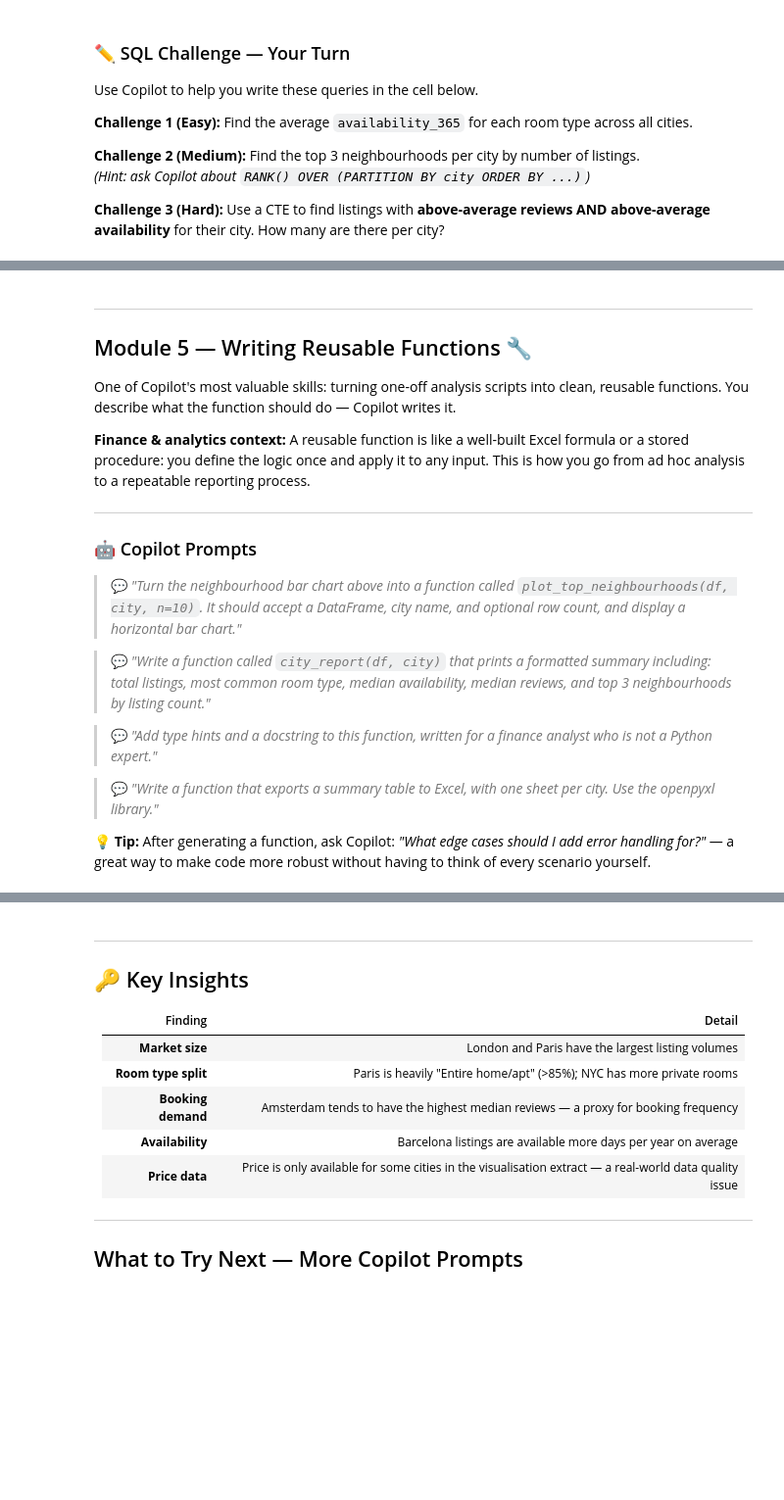
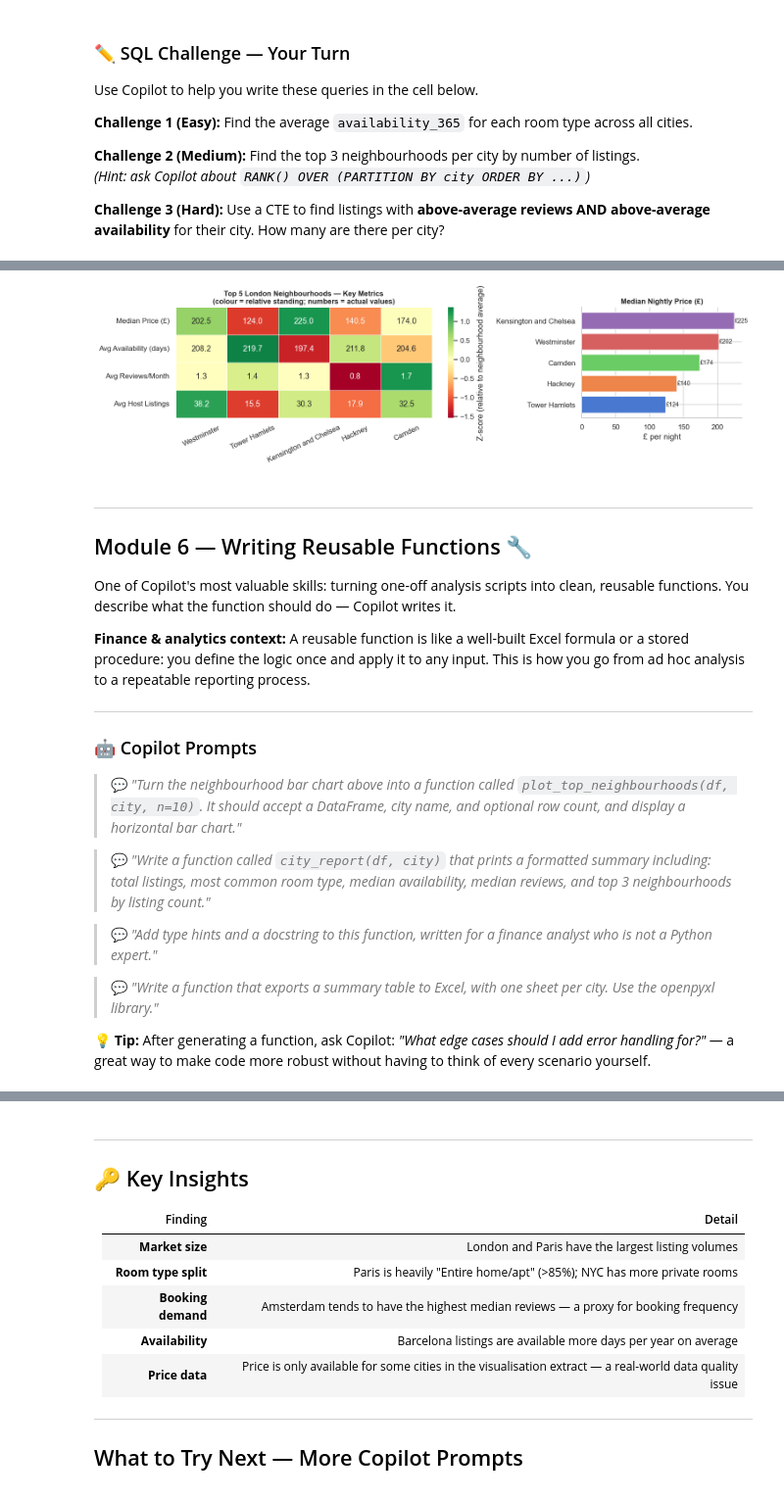
Before and after one commit to kevinprinsloo/sky-copilot-workshop, a Jupyter notebook: samples/air-bnb-workshop.ipynb, the cells around one changed output, grey strips where cells are left out. Shown at 98% size. Drawn from its saved outputs; the diff is of its cells as text; code cells hidden in the pictures; blank space fills up the shorter version.

```diff
--- a/samples/air-bnb-workshop.ipynb
+++ b/samples/air-bnb-workshop.ipynb
@@ -688,6 +809,83 @@ Use Copilot to help you write these queries in the cell below.
+# %%
+# Neighbourhood profile heatmap for the top 5 London neighbourhoods
+# Shows median price, availability, reviews per month, and host listing count
+# — normalised (z-score) so all metrics share the same colour scale
+
+london_df = df[(df["city"] == "London") & df["has_price"]].copy()
+
+if not london_df.empty:
+    top_neighbourhoods = (
+        london_df["neighbourhood"]
+        .value_counts()
+        .nlargest(5)
+        .index.tolist()
+    )
+
+    metrics = {
+        "Median Price (£)":        ("price_capped",                    "median"),
+        "Avg Availability (days)": ("availability_365",                 "mean"),
+        "Avg Reviews/Month":       ("reviews_per_month",               "mean"),
+        "Avg Host Listings":       ("calculated_host_listings_count",  "mean"),
+    }
+
+    rows = {}
+    subset = london_df[london_df["neighbourhood"].isin(top_neighbourhoods)]
+    for label, (col, agg) in metrics.items():
+        if col in subset.columns:
+            rows[label] = (
+                subset.groupby("neighbourhood")[col]
+                .agg(agg)
+                .reindex(top_neighbourhoods)
+                .round(1)
+            )
+
+    profile = pd.DataFrame(rows).T   # metrics as rows, neighbourhoods as columns
+
+    # Z-score normalise across neighbourhoods so metrics are comparable
+    profile_norm = profile.apply(lambda row: (row - row.mean()) / row.std(), axis=1)
+
+    fig, axes = plt.subplots(
+        1, 2, figsize=(14, 4),
+        gridspec_kw={"width_ratios": [2, 1]}
+    )
+
+    # Left: normalised heatmap (pattern / relative standing)
+    sns.heatmap(
+        profile_norm,
+        ax=axes[0],
+        annot=profile.values,         # show raw values in each cell
+        fmt=".1f",
+        cmap="RdYlGn",
+        center=0,
+        linewidths=0.5,
+        cbar_kws={"label": "Z-score (relative to neighbourhood average)"},
+    )
+    axes[0].set_title(
+        "Top 5 London Neighbourhoods — Key Metrics\n(colour = relative standing; numbers = actual values)",
+        fontsize=11, fontweight="bold"
+    )
+    axes[0].set_xlabel("")
+    axes[0].set_ylabel("")
+    axes[0].tick_params(axis="x", rotation=25)
+
+    # Right: bar chart of median price for quick comparison
+    price_row = profile.loc["Median Price (£)"].sort_values(ascending=True)
+    axes[1].barh(price_row.index, price_row.values, color=sns.color_palette("muted", len(price_row)))
+    axes[1].set_title("Median Nightly Price (£)", fontsize=11, fontweight="bold")
+    axes[1].set_xlabel("£ per night")
+    for i, v in enumerate(price_row.values):
+        axes[1].text(v + 0.5, i, f"£{v:.0f}", va="center", fontsize=9)
+    axes[1].spines[["top", "right"]].set_visible(False)
+
+    plt.tight_layout()
+    plt.show()
+else:
+    print("No price data available for London in this extract.")
+# %% [output]
+[figure, added]
 # %% [markdown]
 ---
-## Module 5 — Writing Reusable Functions 🔧
+## Module 6 — Writing Reusable Functions 🔧
 
 One of Copilot's most valuable skills: turning one-off analysis scripts into clean, reusable functions. You describe what the function should do — Copilot writes it.
 
```
Also changed, not shown: parts of 27 cells of this notebook, 5 other files.
